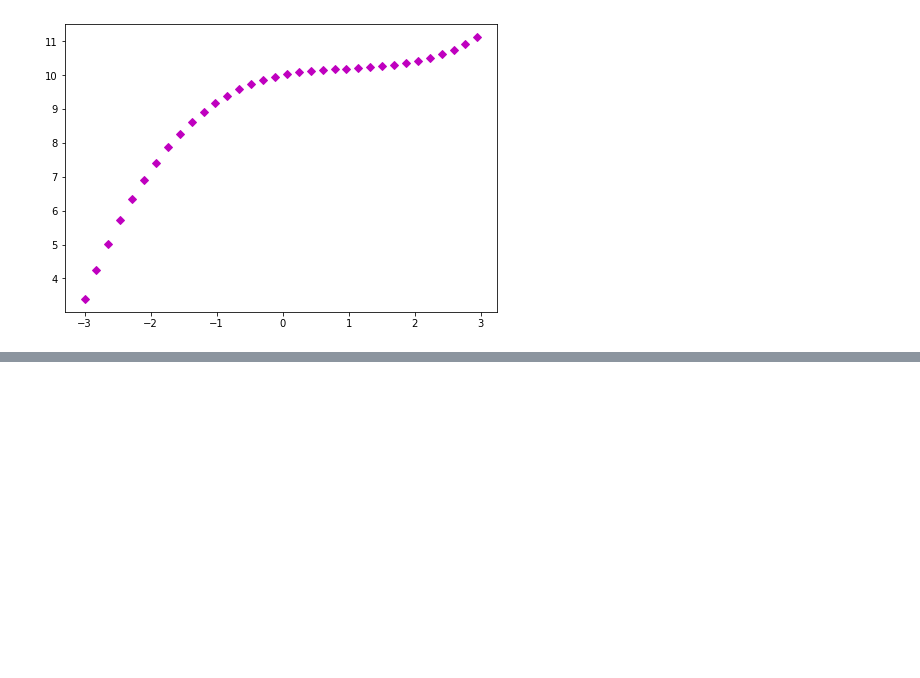
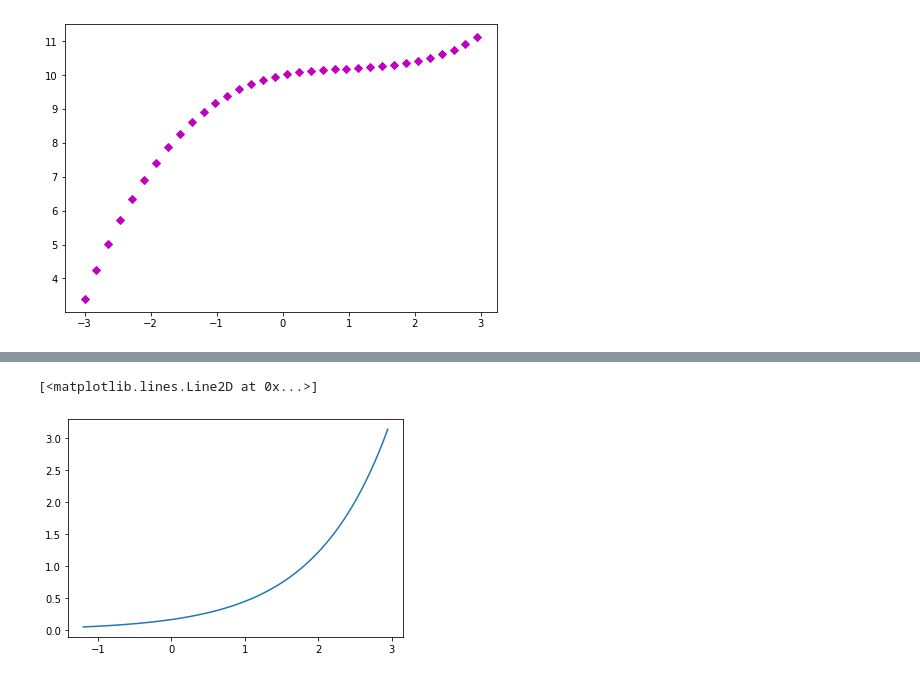
Before and after one commit to asyachin/Unit_2, a Jupyter notebook: 10-Graphic_Pandas.ipynb, the cells around one changed output, grey strips where cells are left out. Drawn from its saved outputs; the diff is of its cells as text; code cells hidden in the pictures; blank space fills up the shorter version.

```diff
--- a/10-Graphic_Pandas.ipynb
+++ b/10-Graphic_Pandas.ipynb
@@ -343,0 +359,5 @@ axes.plot(x[::30], y2[::30], 'mD')
+# %%
+plt.plot(x[300::10], y1[:700:10])
+# %% [output]
+[<matplotlib.lines.Line2D at 0x...>]
+[figure, added]
```
Also changed, not shown: parts of 6 cells of this notebook.
